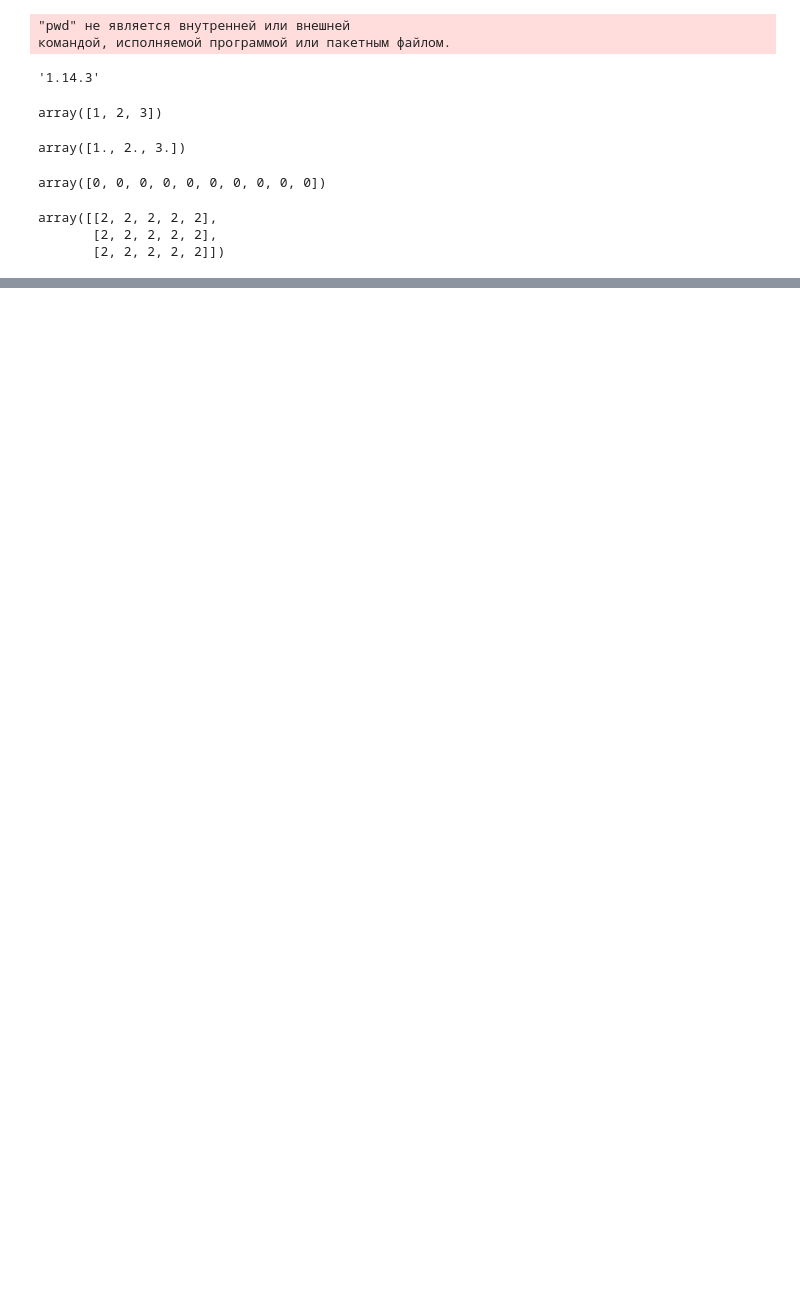
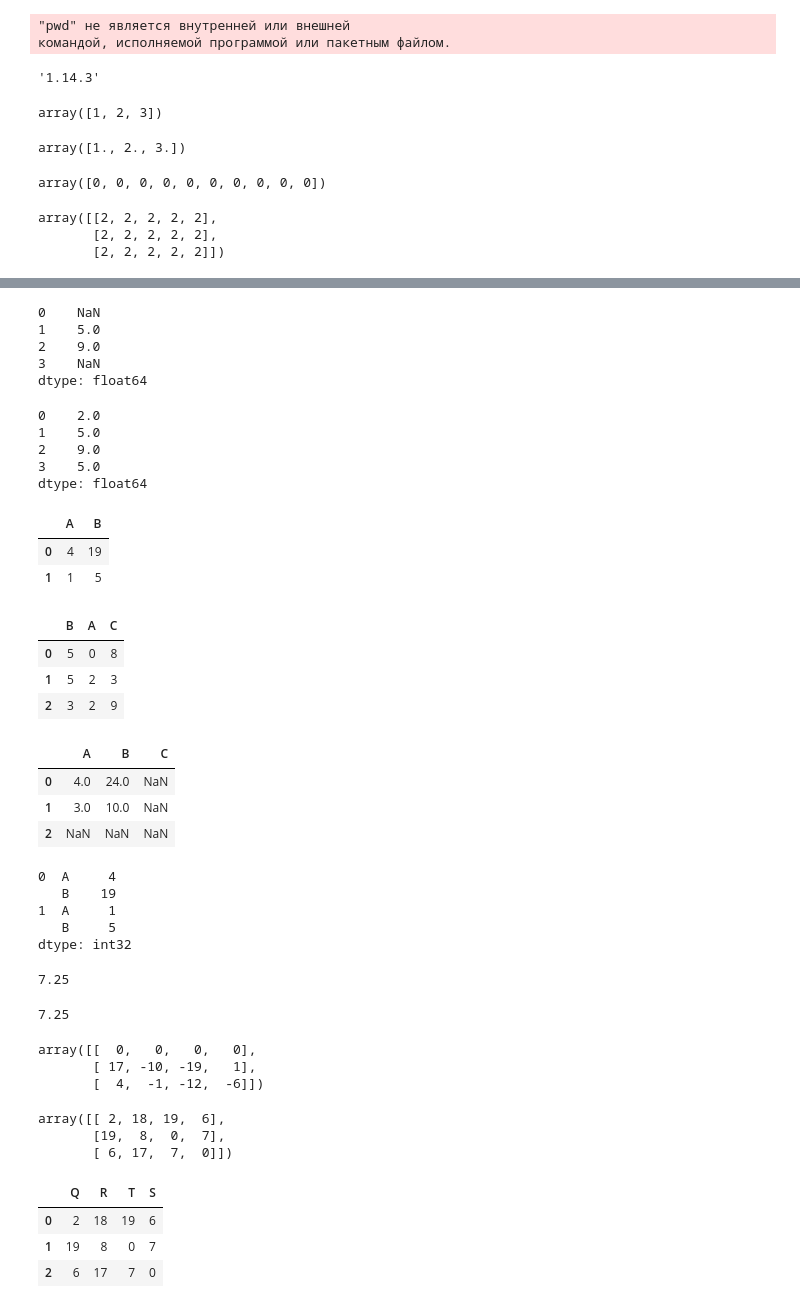
Before and after one commit to pyltsin/ipynb, a Jupyter notebook: PythonDataScienceHandbook-master/exercise/Untitled.ipynb, the cells around one changed output, grey strips where cells are left out. Cells and saved outputs as stored; diff of their text form; code cells hidden in the pictures; blank space fills up the shorter version.

```diff
--- a/PythonDataScienceHandbook-master/exercise/Untitled.ipynb
+++ b/PythonDataScienceHandbook-master/exercise/Untitled.ipynb
@@ -88,0 +336,16 @@ array([[2, 2, 2, 2, 2],
+# %%
+A+B
+# %% [output]
+0    NaN
+1    5.0
+2    9.0
+3    NaN
+dtype: float64
+# %%
+A.add(B, fill_value=0)
+# %% [output]
+0    2.0
+1    5.0
+2    9.0
+3    5.0
+dtype: float64
@@ -88,0 +355,59 @@ array([[2, 2, 2, 2, 2],
+# %%
+A
+# %% [output]
+|  | A | B |
+| 0 | 4 | 19 |
+| 1 | 1 | 5 |
+# %%
+B
+# %% [output]
+|  | B | A | C |
+| 0 | 5 | 0 | 8 |
+| 1 | 5 | 2 | 3 |
+| 2 | 3 | 2 | 9 |
+# %%
+A+B
+# %% [output]
+|  | A | B | C |
+| 0 | 4.0 | 24.0 | NaN |
+| 1 | 3.0 | 10.0 | NaN |
+| 2 | NaN | NaN | NaN |
+# %%
+A.stack()
+# %% [output]
+0  A     4
+   B    19
+1  A     1
+   B     5
+dtype: int32
+# %%
+A.stack().mean()
+# %% [output]
+7.25
+# %%
+A.mean().mean()
+# %% [output]
+7.25
+# %%
+A =np.random.randint(0,20, size=(3,4))
+# %%
+A-A[0]
+# %% [output]
+array([[  0,   0,   0,   0],
+       [ 17, -10, -19,   1],
+       [  4,  -1, -12,  -6]])
+# %%
+A
+# %% [output]
+array([[ 2, 18, 19,  6],
+       [19,  8,  0,  7],
+       [ 6, 17,  7,  0]])
+# %%
+df = pd.DataFrame(A, columns=list('QRTS'))
+# %%
+df
+# %% [output]
+|  | Q | R | T | S |
+| 0 | 2 | 18 | 19 | 6 |
+| 1 | 19 | 8 | 0 | 7 |
+| 2 | 6 | 17 | 7 | 0 |
```
Also changed, not shown: parts of 53 cells of this notebook, 8 other files.
